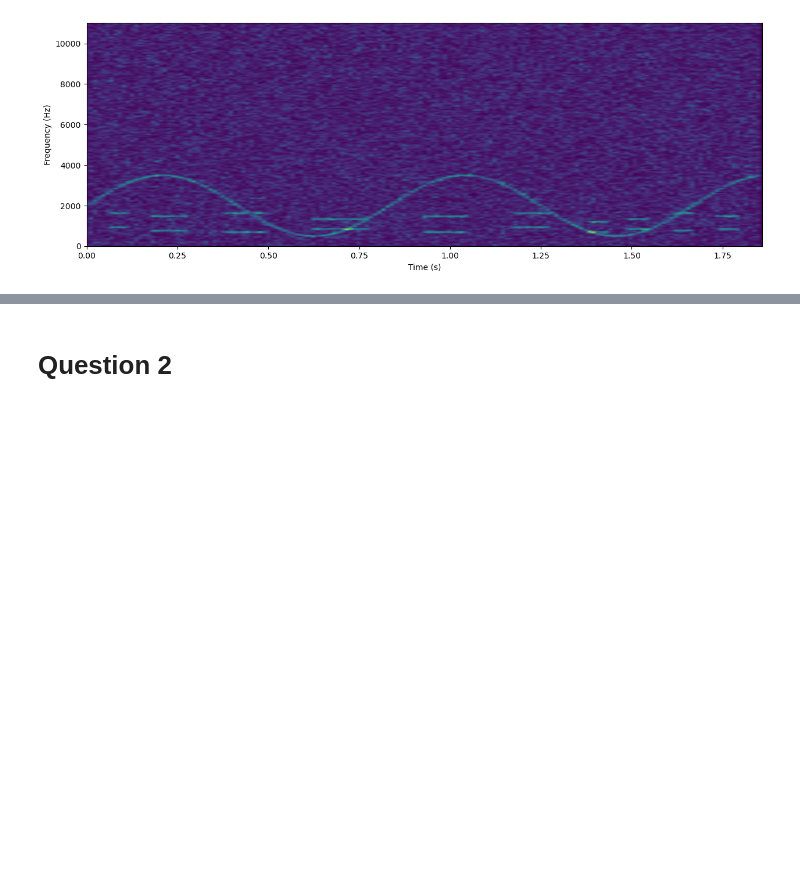
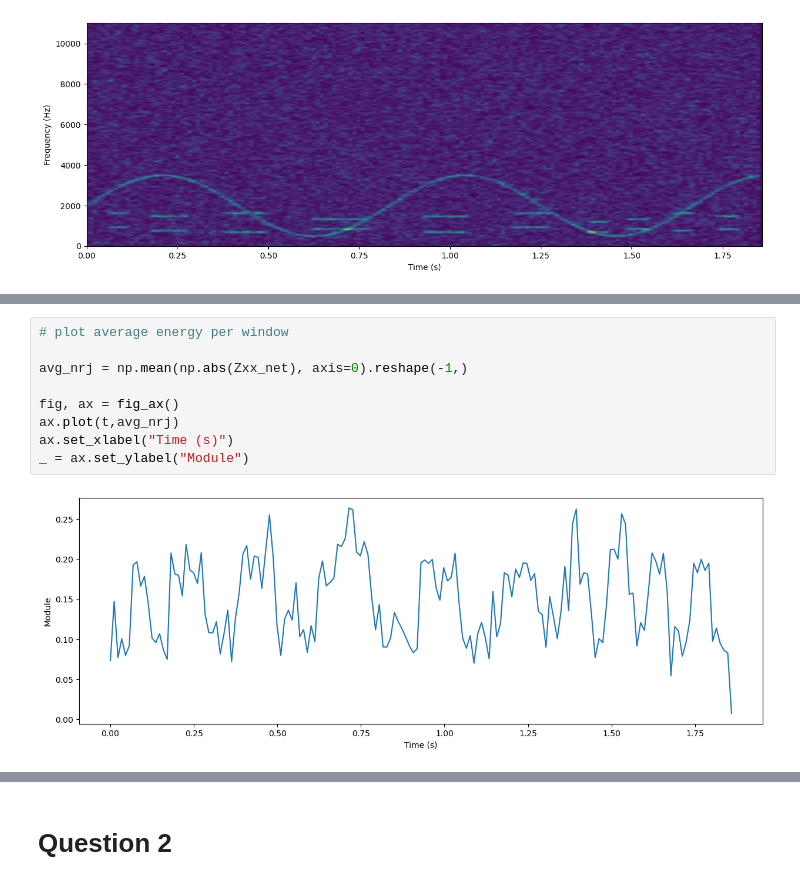
Before and after one commit to BenjaminDeporte/AST_TP3, a Jupyter notebook: MikeHuttenschmitt_BenjaminDeporte.ipynb, the cells around one changed output, grey strips where cells are left out. Saved outputs shown, nothing was run; the diff lists cells and outputs as text; blank space fills up the shorter version.

```diff
--- a/MikeHuttenschmitt_BenjaminDeporte.ipynb
+++ b/MikeHuttenschmitt_BenjaminDeporte.ipynb
@@ -112,0 +129,11 @@ f.shape
+# %%
+# plot average energy per window
+
+avg_nrj = np.mean(np.abs(Zxx_net), axis=0).reshape(-1,)
+
+fig, ax = fig_ax()
+ax.plot(t,avg_nrj)
+ax.set_xlabel("Time (s)")
+_ = ax.set_ylabel("Module")
+# %% [output]
+[figure, added]
```
Also changed, not shown: parts of 18 cells of this notebook.
